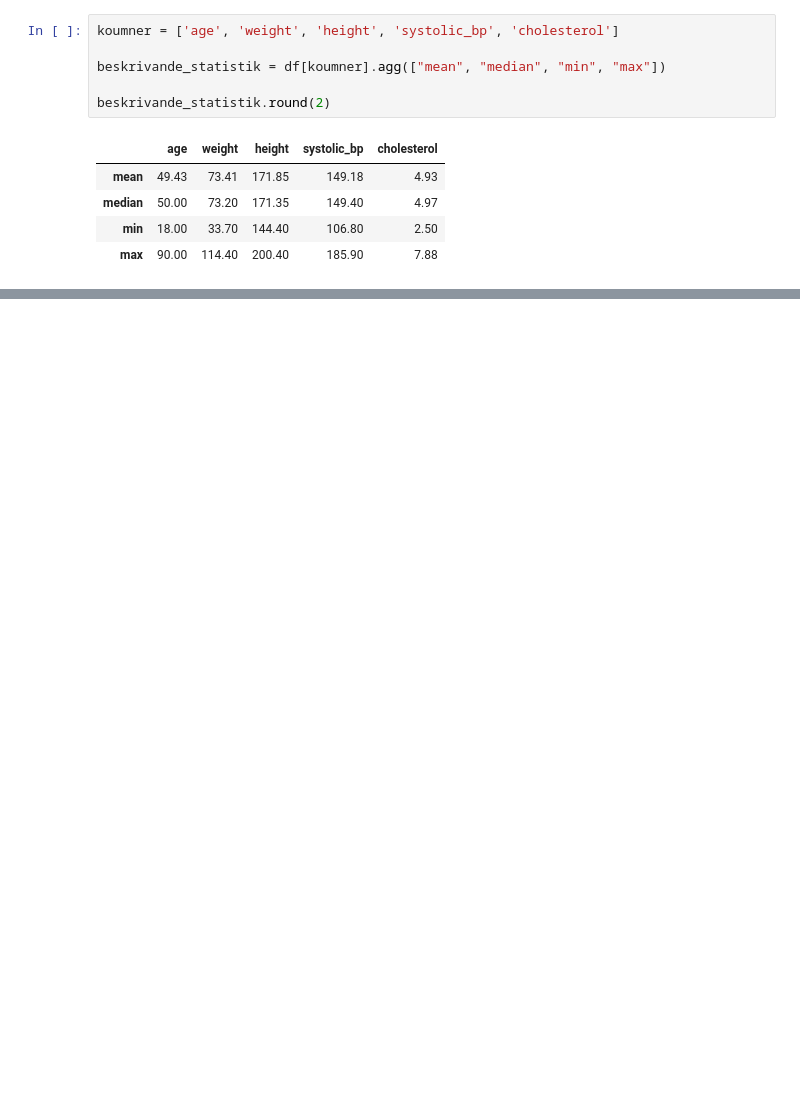
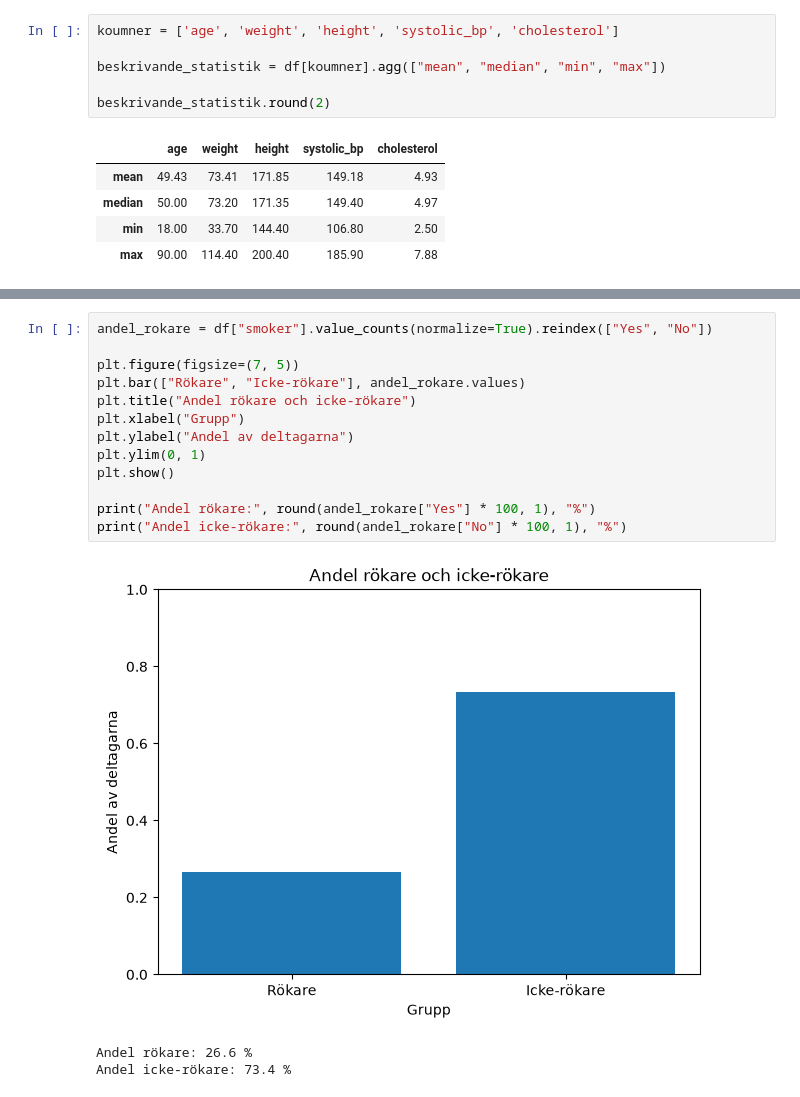
Before and after one commit to abdullahabrarpk-dev/H-lsostudie, a Jupyter notebook: notebooks/halsostudie_del1.ipynb, the cells around one changed output, grey strips where cells are left out. Saved outputs shown, nothing was run; the diff lists cells and outputs as text; blank space fills up the shorter version.

```diff
--- a/notebooks/halsostudie_del1.ipynb
+++ b/notebooks/halsostudie_del1.ipynb
@@ -131,0 +177,17 @@ beskrivande_statistik.round(2)
+# %%
+andel_rokare = df["smoker"].value_counts(normalize=True).reindex(["Yes", "No"])
+
+plt.figure(figsize=(7, 5))
+plt.bar(["Rökare", "Icke-rökare"], andel_rokare.values)
+plt.title("Andel rökare och icke-rökare")
+plt.xlabel("Grupp")
+plt.ylabel("Andel av deltagarna")
+plt.ylim(0, 1)
+plt.show()
+
+print("Andel rökare:", round(andel_rokare["Yes"] * 100, 1), "%")
+print("Andel icke-rökare:", round(andel_rokare["No"] * 100, 1), "%")
+# %% [output]
+[figure, added]
+Andel rökare: 26.6 %
+Andel icke-rökare: 73.4 %
```
Also changed, not shown: parts of 12 cells of this notebook.
